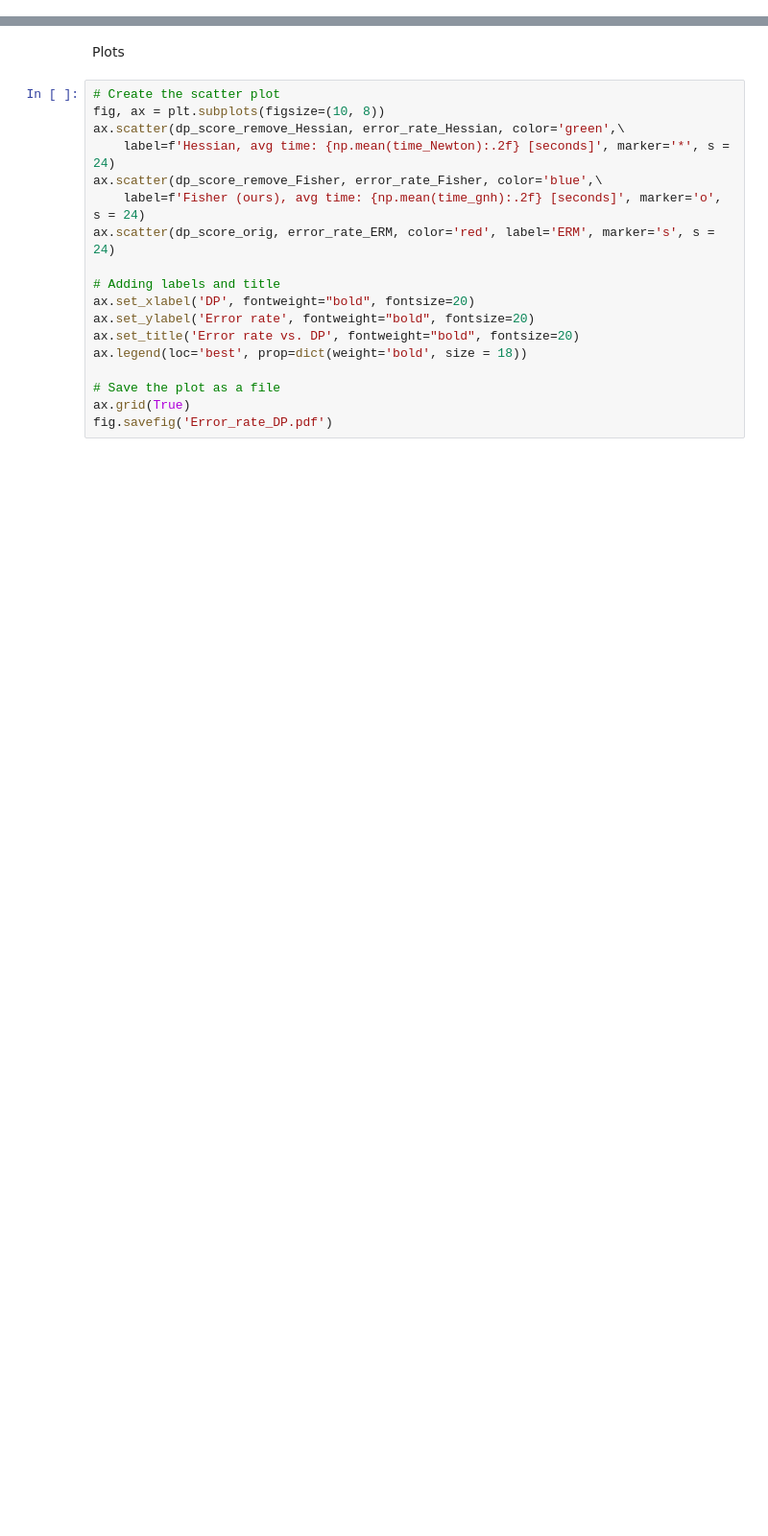
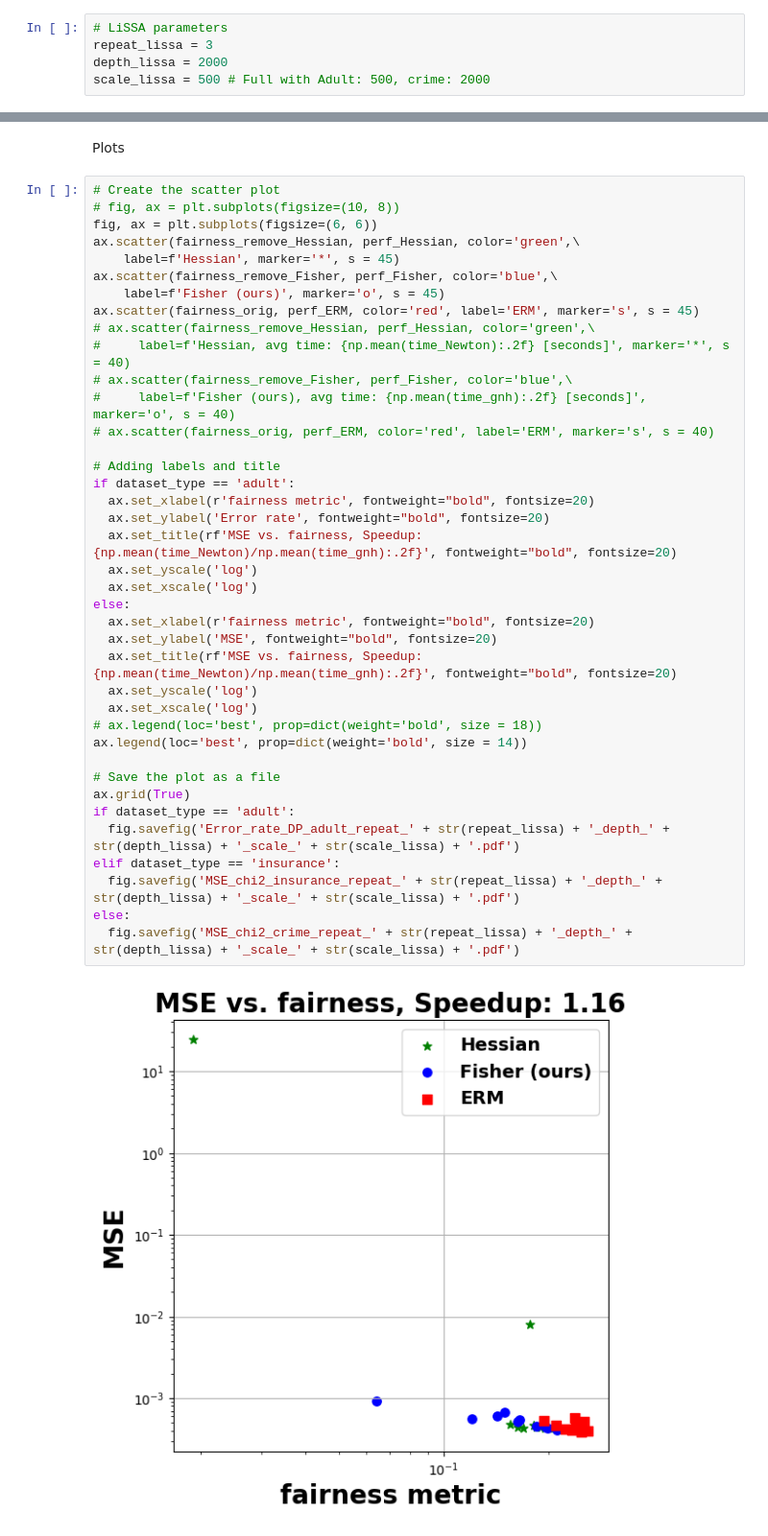
Before and after one commit to omrilev1/Approximate-Fisher-Influence, a Jupyter notebook: Fairness_Unlearning_Experiments.ipynb, the cells around one changed output, grey strips where cells are left out. Shown at 96% size. Saved outputs shown, nothing was run; the diff lists cells and outputs as text; blank space fills up the shorter version.

```diff
--- a/Fairness_Unlearning_Experiments.ipynb
+++ b/Fairness_Unlearning_Experiments.ipynb
@@ -802,3 +1038,8 @@ scale_lissa = 500
+# %%
+# LiSSA parameters
+repeat_lissa = 3
+depth_lissa = 2000
+scale_lissa = 500 # Full with Adult: 500, crime: 2000
 # %% [markdown]
 Main loop
 # %%
@@ -898,19 +1319,42 @@ print('=======Finished: start saving figures=======')
 Plots
 # %%
 # Create the scatter plot
-fig, ax = plt.subplots(figsize=(10, 8))
-ax.scatter(dp_score_remove_Hessian, error_rate_Hessian, color='green',\
-    label=f'Hessian, avg time: {np.mean(time_Newton):.2f} [seconds]', marker='*', s = 24)
-ax.scatter(dp_score_remove_Fisher, error_rate_Fisher, color='blue',\
-    label=f'Fisher (ours), avg time: {np.mean(time_gnh):.2f} [seconds]', marker='o', s = 24)
-ax.scatter(dp_score_orig, error_rate_ERM, color='red', label='ERM', marker='s', s = 24)
+# fig, ax = plt.subplots(figsize=(10, 8))
+fig, ax = plt.subplots(figsize=(6, 6))
+ax.scatter(fairness_remove_Hessian, perf_Hessian, color='green',\
+    label=f'Hessian', marker='*', s = 45)
+ax.scatter(fairness_remove_Fisher, perf_Fisher, color='blue',\
+    label=f'Fisher (ours)', marker='o', s = 45)
+ax.scatter(fairness_orig, perf_ERM, color='red', label='ERM', marker='s', s = 45)
+# ax.scatter(fairness_remove_Hessian, perf_Hessian, color='green',\
+#     label=f'Hessian, avg time: {np.mean(time_Newton):.2f} [seconds]', marker='*', s = 40)
+# ax.scatter(fairness_remove_Fisher, perf_Fisher, color='blue',\
+#     label=f'Fisher (ours), avg time: {np.mean(time_gnh):.2f} [seconds]', marker='o', s = 40)
+# ax.scatter(fairness_orig, perf_ERM, color='red', label='ERM', marker='s', s = 40)
 
 # Adding labels and title
-ax.set_xlabel('DP', fontweight="bold", fontsize=20)
-ax.set_ylabel('Error rate', fontweight="bold", fontsize=20)
-ax.set_title('Error rate vs. DP', fontweight="bold", fontsize=20)
-ax.legend(loc='best', prop=dict(weight='bold', size = 18))
+if dataset_type == 'adult':
+  ax.set_xlabel(r'fairness metric', fontweight="bold", fontsize=20)
+  ax.set_ylabel('Error rate', fontweight="bold", fontsize=20)
+  ax.set_title(rf'MSE vs. fairness, Speedup: {np.mean(time_Newton)/np.mean(time_gnh):.2f}', fontweight="bold", fontsize=20)
+  ax.set_yscale('log')
+  ax.set_xscale('log')
+else:
+  ax.set_xlabel(r'fairness metric', fontweight="bold", fontsize=20)
+  ax.set_ylabel('MSE', fontweight="bold", fontsize=20)
+  ax.set_title(rf'MSE vs. fairness, Speedup: {np.mean(time_Newton)/np.mean(time_gnh):.2f}', fontweight="bold", fontsize=20)
+  ax.set_yscale('log')
+  ax.set_xscale('log')
+# ax.legend(loc='best', prop=dict(weight='bold', size = 18))
+ax.legend(loc='best', prop=dict(weight='bold', size = 14))
 
 # Save the plot as a file
 ax.grid(True)
-fig.savefig('Error_rate_DP.pdf')
+if dataset_type == 'adult':
+  fig.savefig('Error_rate_DP_adult_repeat_' + str(repeat_lissa) + '_depth_' + str(depth_lissa) + '_scale_' + str(scale_lissa) + '.pdf')
+elif dataset_type == 'insurance':
+  fig.savefig('MSE_chi2_insurance_repeat_' + str(repeat_lissa) + '_depth_' + str(depth_lissa) + '_scale_' + str(scale_lissa) + '.pdf')
+else:
+  fig.savefig('MSE_chi2_crime_repeat_' + str(repeat_lissa) + '_depth_' + str(depth_lissa) + '_scale_' + str(scale_lissa) + '.pdf')
+# %% [output]
+[figure, added]
```
Also changed, not shown: parts of 14 cells of this notebook.
